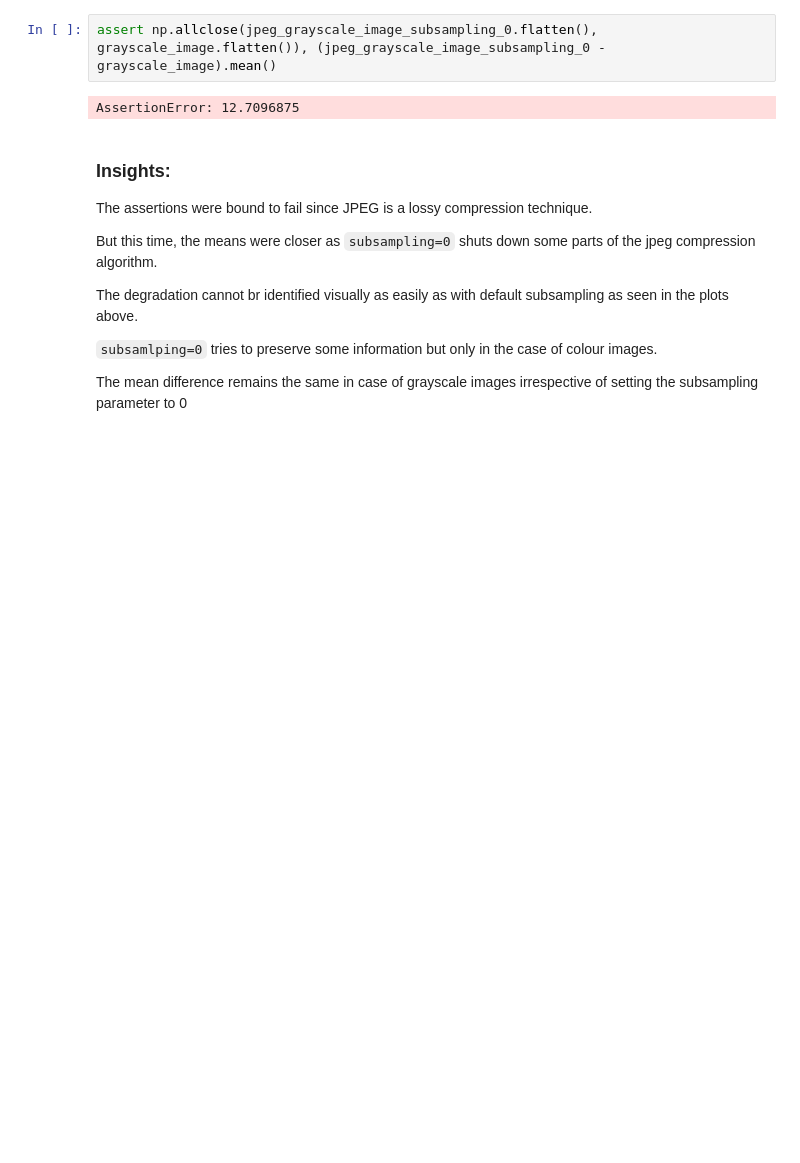
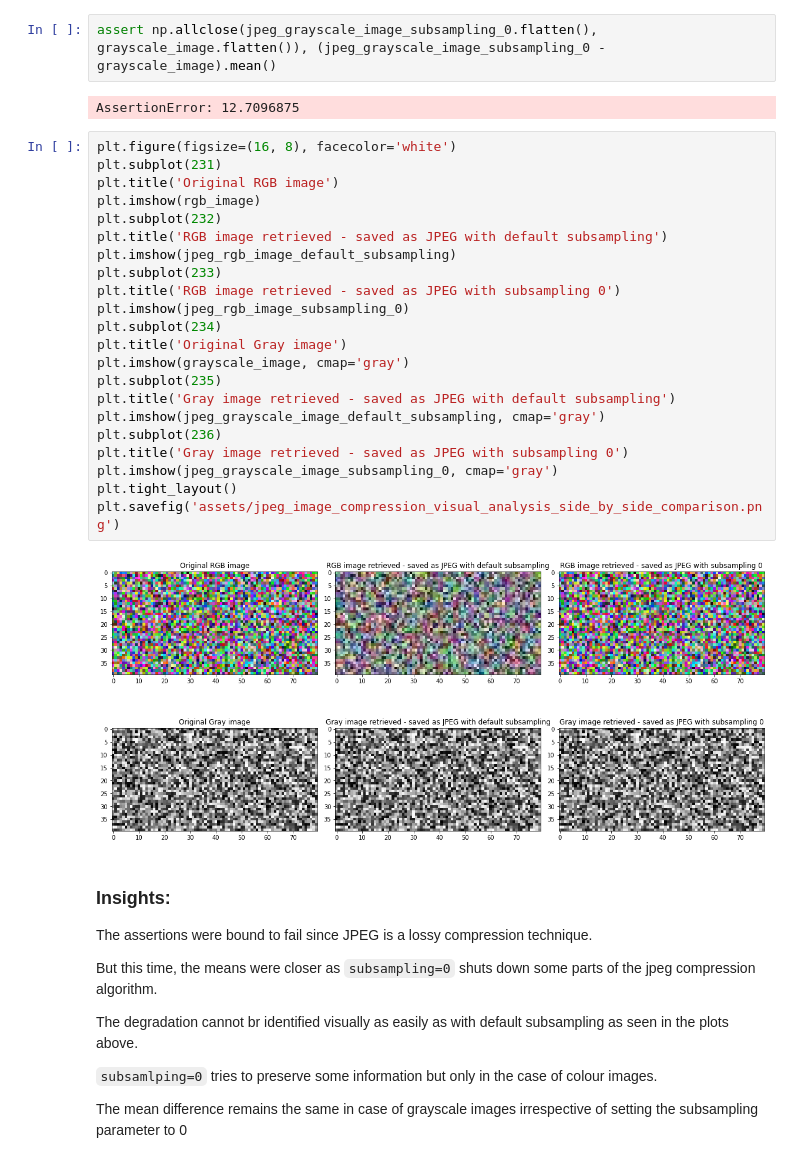
Before and after one commit to Nachimak28/pil_image_jpeg_compression_analysis, a Jupyter notebook: jpeg_compression_analysis.ipynb, the cells around one changed output. Saved outputs shown, nothing was run; the diff lists cells and outputs as text; blank space fills up the shorter version.

Commit message:
added new side by side comparison

```diff
--- a/jpeg_compression_analysis.ipynb
+++ b/jpeg_compression_analysis.ipynb
@@ -213,6 +213,30 @@ AssertionError: 54.0028125
 assert np.allclose(jpeg_grayscale_image_subsampling_0.flatten(), grayscale_image.flatten()), (jpeg_grayscale_image_subsampling_0 - grayscale_image).mean()
 # %% [output]
 AssertionError: 12.7096875
+# %%
+plt.figure(figsize=(16, 8), facecolor='white')
+plt.subplot(231)
+plt.title('Original RGB image')
+plt.imshow(rgb_image)
+plt.subplot(232)
+plt.title('RGB image retrieved - saved as JPEG with default subsampling')
+plt.imshow(jpeg_rgb_image_default_subsampling)
+plt.subplot(233)
+plt.title('RGB image retrieved - saved as JPEG with subsampling 0')
+plt.imshow(jpeg_rgb_image_subsampling_0)
+plt.subplot(234)
+plt.title('Original Gray image')
+plt.imshow(grayscale_image, cmap='gray')
+plt.subplot(235)
+plt.title('Gray image retrieved - saved as JPEG with default subsampling')
+plt.imshow(jpeg_grayscale_image_default_subsampling, cmap='gray')
+plt.subplot(236)
+plt.title('Gray image retrieved - saved as JPEG with subsampling 0')
+plt.imshow(jpeg_grayscale_image_subsampling_0, cmap='gray')
+plt.tight_layout()
+plt.savefig('assets/jpeg_image_compression_visual_analysis_side_by_side_comparison.png')
+# %% [output]
+[figure, added]
 # %% [markdown]
 ### Insights:
 The assertions were bound to fail since JPEG is a lossy compression technique.
```
